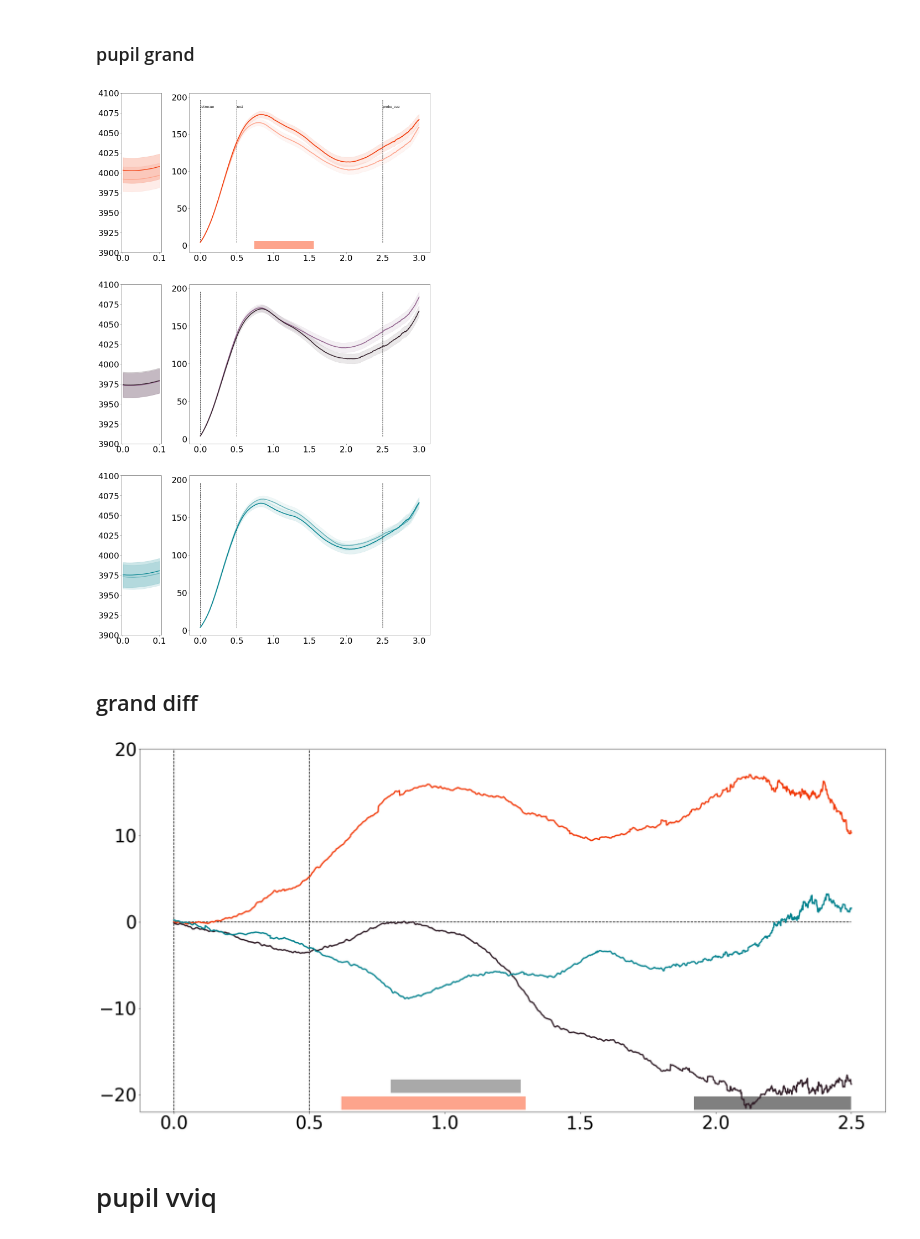
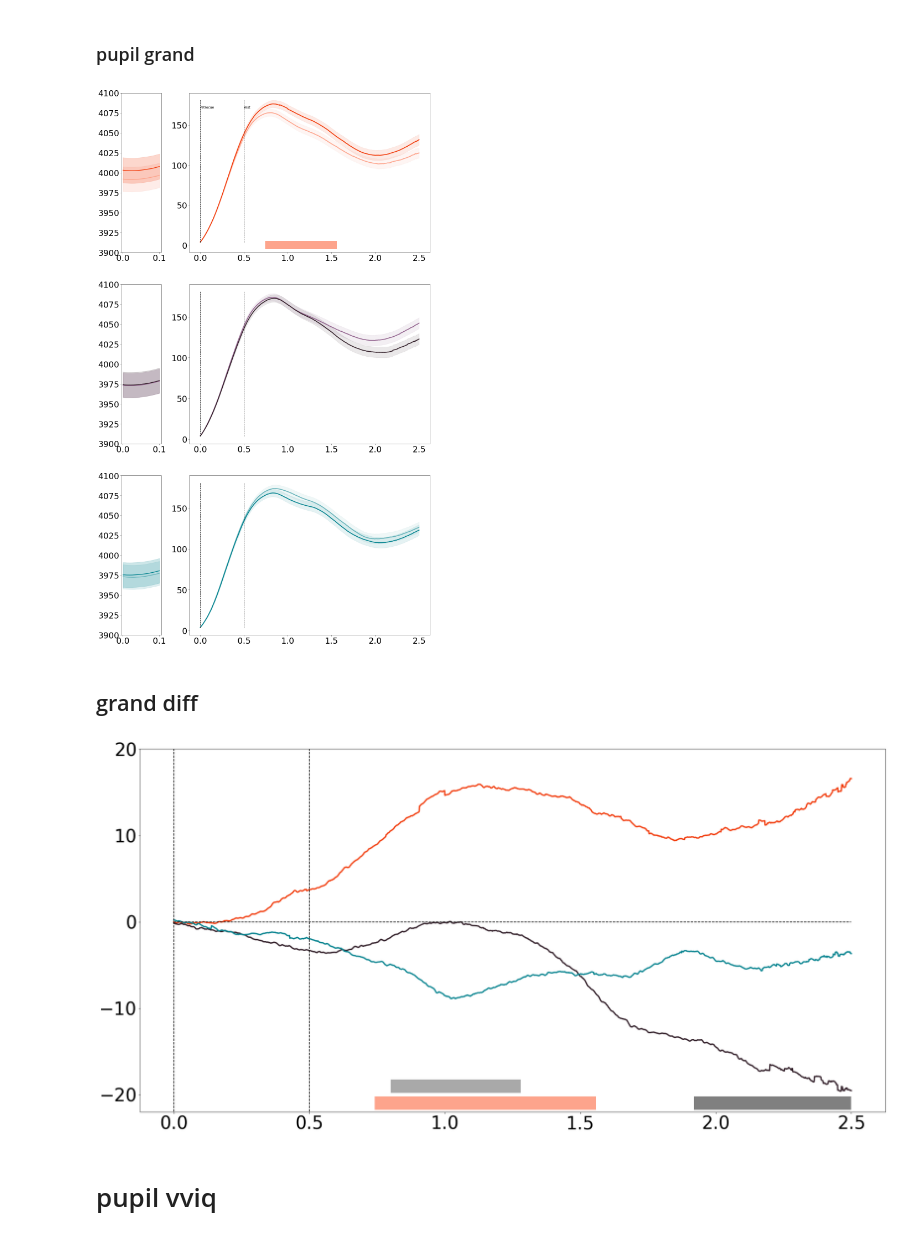
Before and after one commit to YueyingDong/YD2023_code4Paper, a Jupyter notebook: pupResults.ipynb, the cells around one changed output. Cells and saved outputs as stored; diff of their text form; code cells hidden in the pictures.

```diff
--- a/pupResults.ipynb
+++ b/pupResults.ipynb
@@ -924,6 +926,6 @@ psyFull = pd.read_csv('Z:/LiteBrite_YueyingDong/temp/cleanBehav.csv').iloc[:,1:]
 # %%
-retroEpo = pd.read_csv('Z:/LiteBrite_YueyingDong/data4Paper/cleanPup_parsedByEventMarker_normalized/cleanPupRetroNorm_byEvents.csv').iloc[:,1:]
-retroEpoBL = pd.read_csv('Z:/LiteBrite_YueyingDong/data4Paper/cleanPup_parsedByEventMarker_normalized/cleanPupRetroBL_byEvents.csv').iloc[:,1:]
+retroEpo = pd.read_csv('data4Paper/data4PupResults/cleanPupRetroNorm_byEvents.csv').iloc[:,1:] #'Z:/LiteBrite_YueyingDong/data4Paper/cleanPup_parsedByEventMarker_normalized/cleanPupRetroNorm_byEvents.csv'
+retroEpoBL = pd.read_csv('data4Paper/data4PupResults/cleanPupRetroBL_byEvents.csv').iloc[:,1:] #'Z:/LiteBrite_YueyingDong/data4Paper/cleanPup_parsedByEventMarker_normalized/cleanPupRetroBL_byEvents.csv'
 # %%
 retroEpo.shape
 # %% [output]
@@ -1304,17 +1343,17 @@ sig period: [array([1600, 1680, 1760], dtype=int64), array([1920, 2000, 2080, 21
 # %%
 #grand - retro
 highSig = consecutive(np.where(trueHP <  0.05)[0], stepsize=1,
                findSame = False) #get the sig period
 #draw
-normmean, norm_sterr = pupilPlot(normPup = retroEpo.iloc[:,np.r_[np.arange(0,3000),-4,-3,-2]],blPup = retroEpoBL.iloc[:,:-1],
-          eventt = 3,levels=['cue_blk_validity', 'cued_item'],
+normmean, norm_sterr = pupilPlot(normPup = retroEpo.iloc[:,np.r_[np.arange(0,2500),-4,-3,-2]],blPup = retroEpoBL.iloc[:,:-1],
+          eventt = 2.5,levels=['cue_blk_validity', 'cued_item'],
           blt  = 0.1,cList = cList,pltRatio = [0.5,3],blHeight = [3900,4100],
-          eventBoundary = epoch_array[2:-1]-0.75,
-          eventName = epoch_name[2:-1],figW = 20,figH = 12,tickSize=30,
+          eventBoundary = epoch_array[2:-2]-0.75,
+          eventName = epoch_name[2:-2],figW = 20,figH = 12,tickSize=30,
           tightPlot=False,
           sigPeriod = [highSig[0][0],highSig[0][-1]])
 # %% [output]
-[figure, old version]
+[figure, new version]
 # %% [markdown]
 ## grand diff
 # %%
@@ -1346,7 +1385,7 @@ ax.yaxis.set_major_locator(ticker.MultipleLocator(10))
 plt.tick_params(labelsize = 40)
 plt.show()
 # %% [output]
-[figure, old version]
+[figure, new version]
 # %% [markdown]
 # pupil vviq
 # %% [markdown]
```
Also changed, not shown: parts of 52 cells of this notebook, 2 other files.
